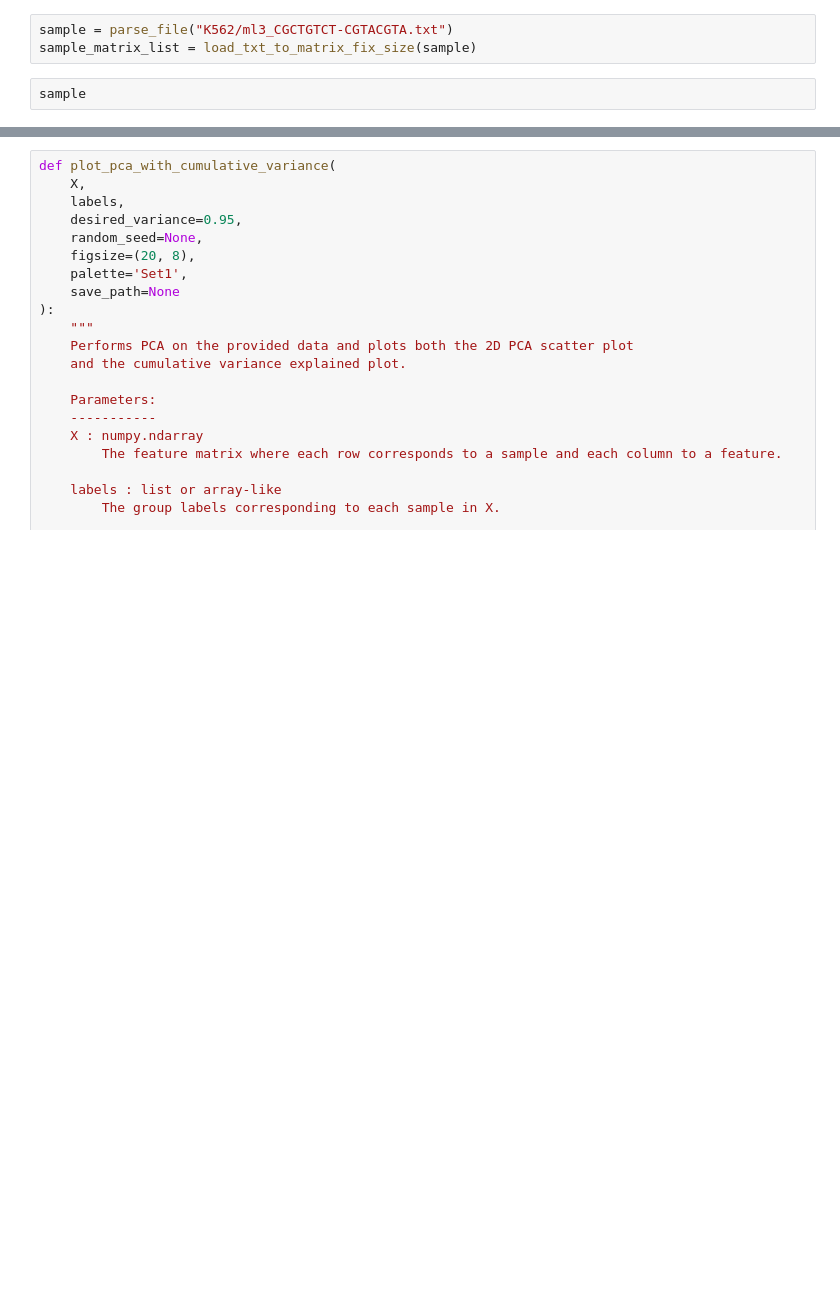
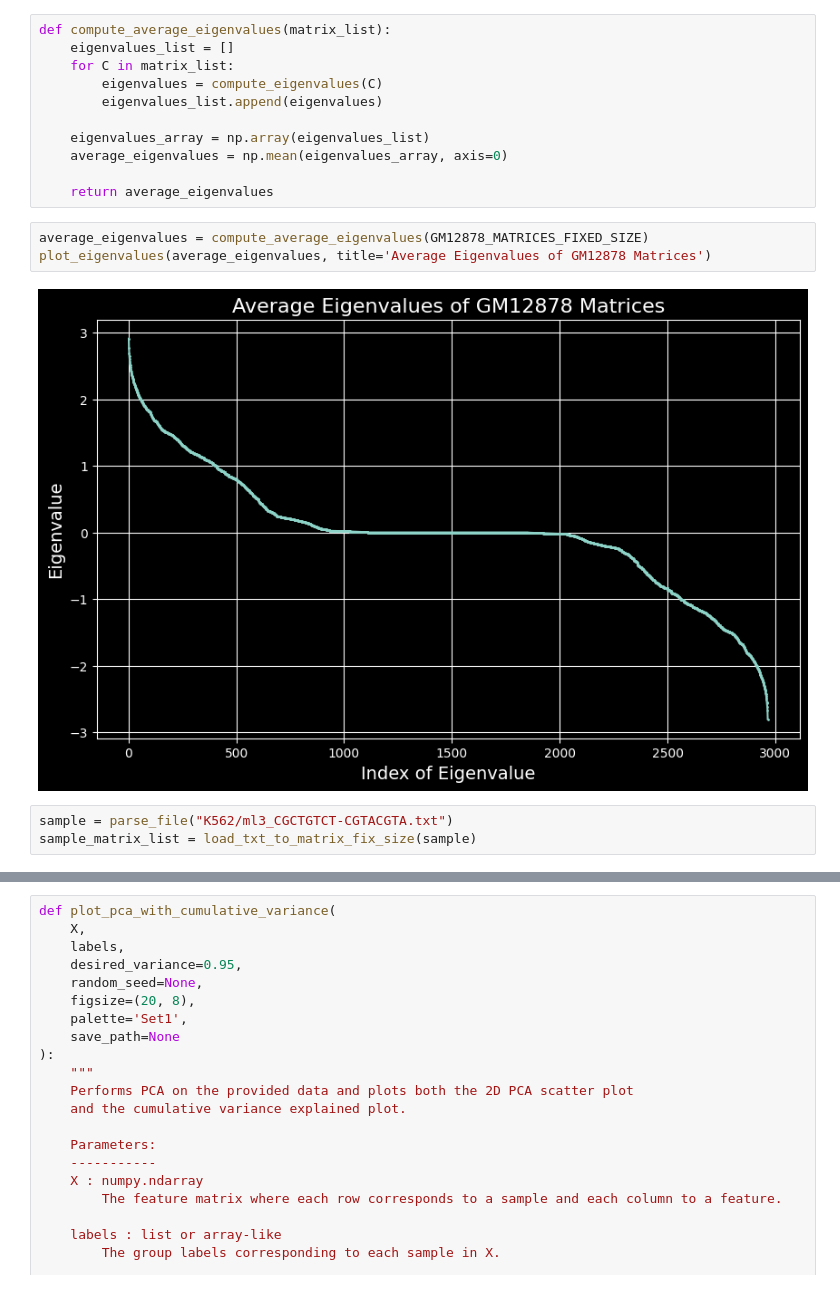
Before and after one commit to HaochongYANG/dna_heterogeneity, a Jupyter notebook: research_data.ipynb, the cells around one changed output, grey strips where cells are left out. Drawn from its saved outputs; the diff is of its cells as text; blank space fills up the shorter version.

```diff
--- a/research_data.ipynb
+++ b/research_data.ipynb
@@ -366,5 +591,19 @@ def load_txt_to_matrix_fix_size(data):
+# %%
+def compute_average_eigenvalues(matrix_list):
+    eigenvalues_list = []
+    for C in matrix_list:
+        eigenvalues = compute_eigenvalues(C)
+        eigenvalues_list.append(eigenvalues)
+
+    eigenvalues_array = np.array(eigenvalues_list)
+    average_eigenvalues = np.mean(eigenvalues_array, axis=0)
+
+    return average_eigenvalues
+# %%
+average_eigenvalues = compute_average_eigenvalues(GM12878_MATRICES_FIXED_SIZE)
+plot_eigenvalues(average_eigenvalues, title='Average Eigenvalues of GM12878 Matrices')
+# %% [output]
+[figure, added]
 # %%
 sample = parse_file("K562/ml3_CGCTGTCT-CGTACGTA.txt")
 sample_matrix_list = load_txt_to_matrix_fix_size(sample)
-# %%
-sample
```
Also changed, not shown: parts of 52 cells of this notebook.
